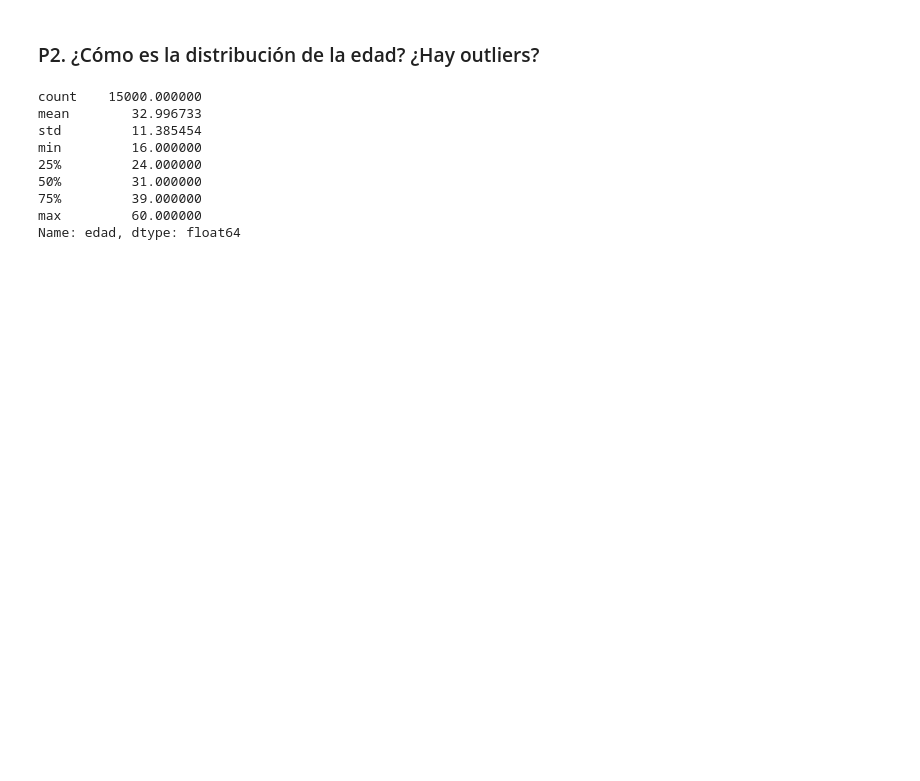
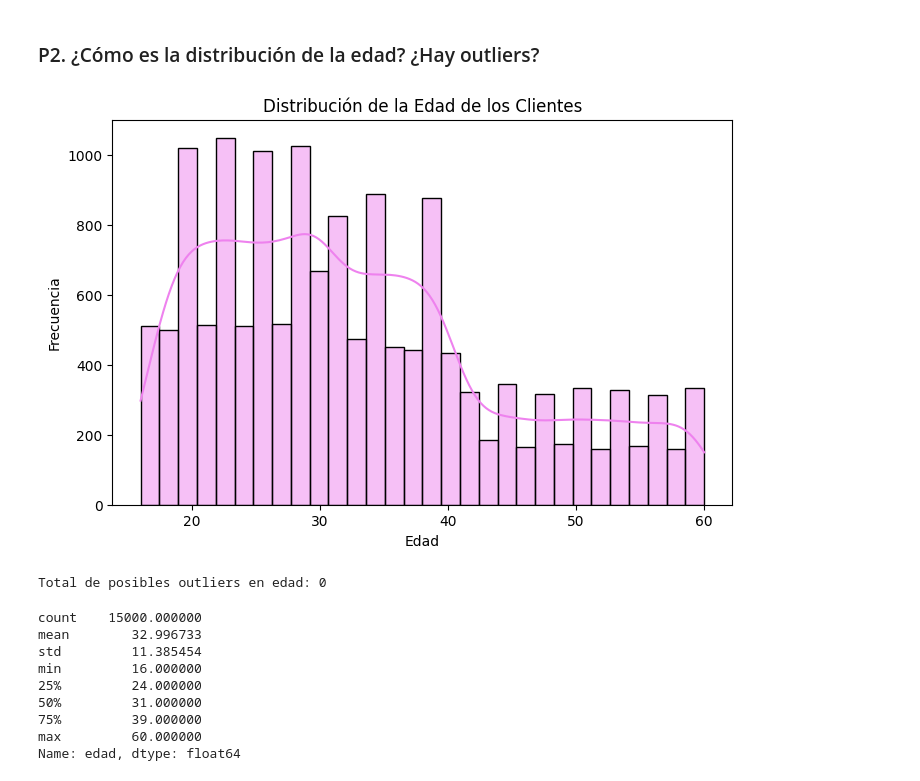
Before and after one commit to Natyrios/IntroMarketingAnalytics, a Jupyter notebook: Segundo Corte/Nataly_Rios_preparcial.ipynb, the cells around one changed output. Cells and saved outputs as stored; diff of their text form; code cells hidden in the pictures; blank space fills up the shorter version.

```diff
--- a/Segundo Corte/Nataly_Rios_preparcial.ipynb
+++ b/Segundo Corte/Nataly_Rios_preparcial.ipynb
@@ -73,3 +91,26 @@ df.head()
 # %% [markdown]
 ### P2. ¿Cómo es la distribución de la edad? ¿Hay outliers?
+# %%
+import matplotlib.pyplot as plt
+import seaborn as sns
+
+plt.figure(figsize=(8,5))
+sns.histplot(clientes['edad'], bins=30, kde=True, color='violet')
+plt.title('Distribución de la Edad de los Clientes')
+plt.xlabel('Edad')
+plt.ylabel('Frecuencia')
+plt.show()
+# %% [output]
+[figure, added]
+# %%
+Q1 = clientes['edad'].quantile(0.25)
+Q3 = clientes['edad'].quantile(0.75)
+IQR = Q3 - Q1
+limite_inferior = Q1 - 1.5 * IQR
+limite_superior = Q3 + 1.5 * IQR
+outliers = clientes[(clientes['edad'] < limite_inferior) | (clientes['edad'] > limite_superior)]
+
+print(f"Total de posibles outliers en edad: {len(outliers)}")
+# %% [output]
+Total de posibles outliers en edad: 0
 # %%
```
Also changed, not shown: parts of 45 cells of this notebook.
